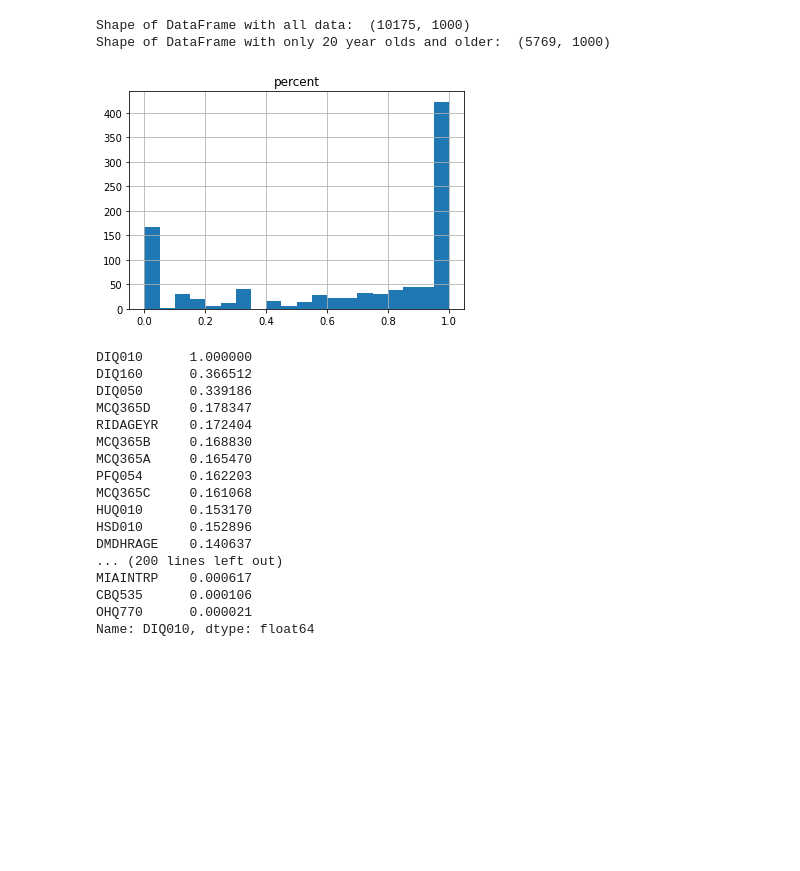
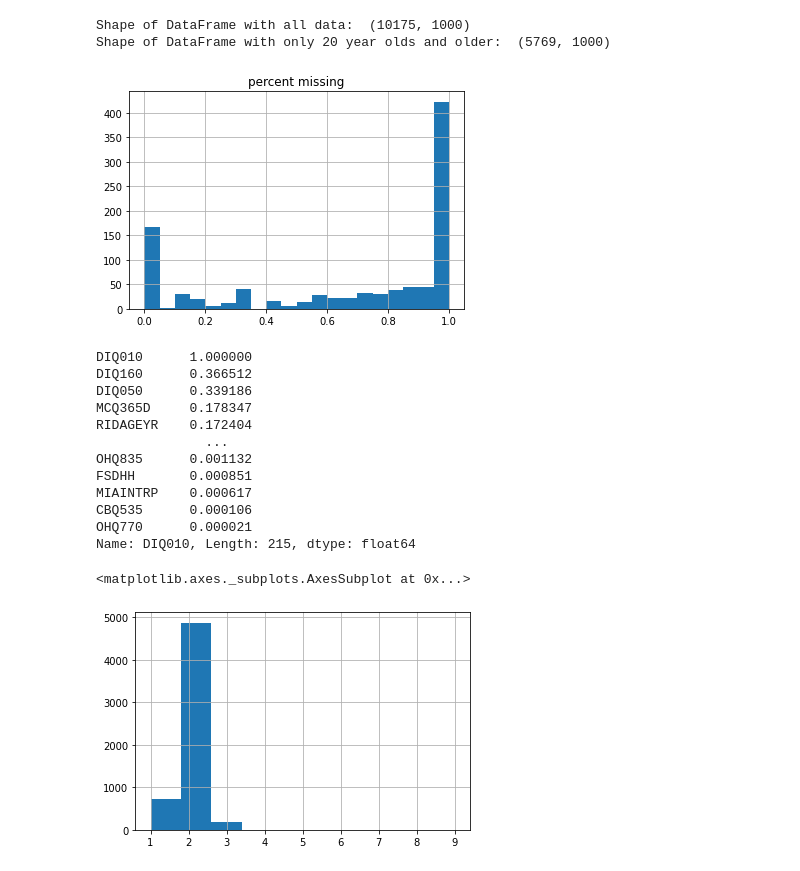
Before and after one commit to iklasky/Springboard, a Jupyter notebook: SecondCapstone/DiabetesPrediction.ipynb, the cells around one changed output. Saved outputs shown, nothing was run; the diff lists cells and outputs as text; code cells hidden in the pictures; blank space fills up the shorter version.

```diff
--- a/SecondCapstone/DiabetesPrediction.ipynb
+++ b/SecondCapstone/DiabetesPrediction.ipynb
@@ -20,41 +30,36 @@ df.head()
 # %%
 print('Shape of DataFrame with all data: ', df.shape)
-df1 = df.loc[(df.RIDAGEYR >= 20)]
-df2 = df1#[df1.columns[df1.isna().sum() < 1000]]
-print('Shape of DataFrame with only 20 year olds and older: ', df2.shape)
+df = df.loc[(df.RIDAGEYR >= 20)]
+#df2 = df1#[df1.columns[df1.isna().sum() < 1000]]
+print('Shape of DataFrame with only 20 year olds and older: ', df.shape)
 # %% [output]
 Shape of DataFrame with all data:  (10175, 1000)
 Shape of DataFrame with only 20 year olds and older:  (5769, 1000)
 # %%
-nas=pd.DataFrame(df2.isnull().sum().sort_values(ascending=False)/len(df2),columns = ['percent'])
-pos = nas['percent'] > 0
+nas=pd.DataFrame(df.isnull().sum().sort_values(ascending=False)/len(df),columns = ['percent missing'])
+pos = nas['percent missing'] > 0
 nas[pos]
 nas.hist(bins = 20)
-acceptable_feats = nas.loc[nas['percent'] < 0.2]
+acceptable_feats = nas.loc[nas['percent missing'] < 0.2]
 list_acceptable_feats = list(acceptable_feats.index)
 # %% [output]
-[figure, old version]
+[figure, new version]
 # %%
-c = df2[list_acceptable_feats].corr().abs()
+c = df[list_acceptable_feats].corr().abs()
 dc = c['DIQ010'].dropna().sort_values(kind="quicksort", ascending=False)
 
-with pd.option_context('display.max_rows', None, 'display.max_columns', None):  # more options can be specified also
-    print(dc)
+#with pd.option_context('display.max_rows', None, 'display.max_columns', None):  # more options can be specified also
+print(dc)
 # %% [output]
 DIQ010      1.000000
 DIQ160      0.366512
 DIQ050      0.339186
 MCQ365D     0.178347
 RIDAGEYR    0.172404
-MCQ365B     0.168830
-MCQ365A     0.165470
-PFQ054      0.162203
-MCQ365C     0.161068
-HUQ010      0.153170
-HSD010      0.152896
-DMDHRAGE    0.140637
-... (200 lines left out)
+              ...
+OHQ835      0.001132
+FSDHH       0.000851
 MIAINTRP    0.000617
 CBQ535      0.000106
 OHQ770      0.000021
-Name: DIQ010, dtype: float64
+Name: DIQ010, Length: 215, dtype: float64
@@ -64 +69,6 @@ df3 = df3[df3['DIQ010'].notna()]
+# %%
+df['DIQ010'].hist()
+# %% [output]
+<matplotlib.axes._subplots.AxesSubplot at 0x...>
+[figure, added]
 # %%
```
Also changed, not shown: parts of 12 cells of this notebook.
